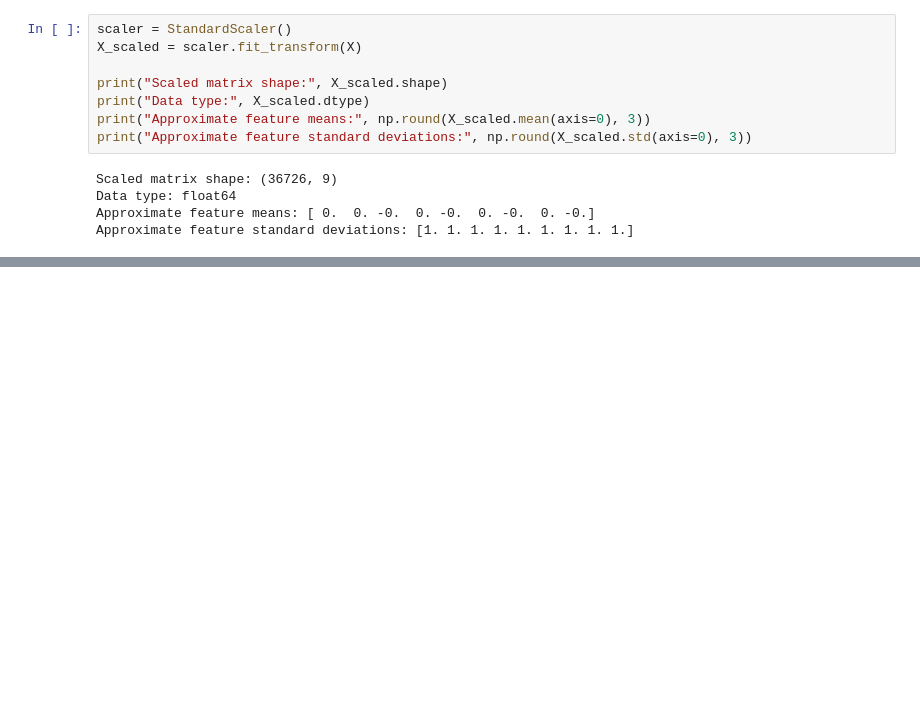
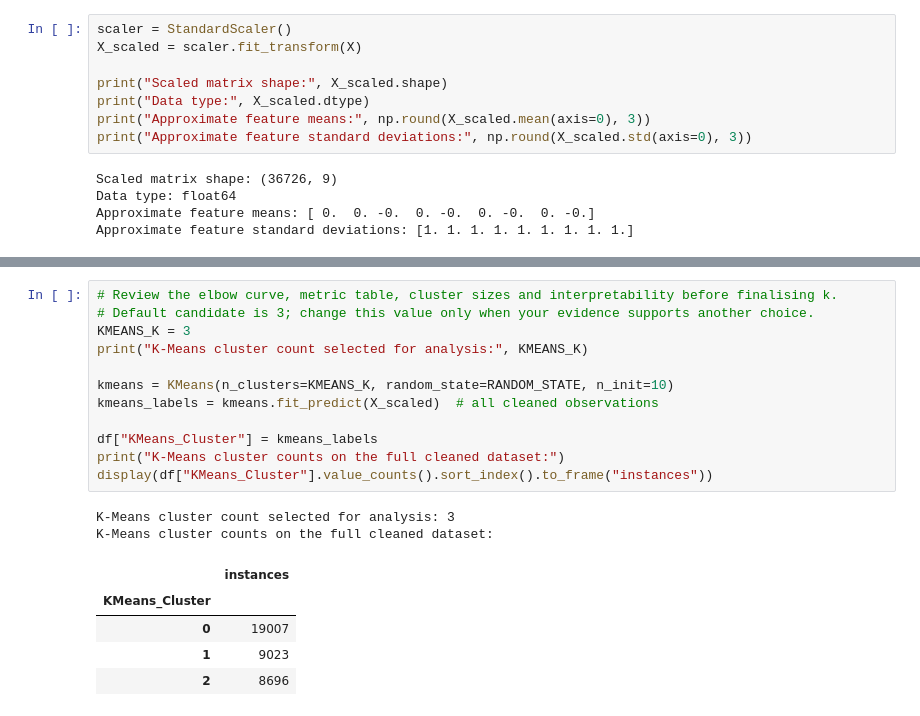
Before and after one commit to hemnath-28/ML-Evaulation-, a Jupyter notebook: notebooks/clustering.ipynb, the cells around one changed output, grey strips where cells are left out. Drawn from its saved outputs; the diff is of its cells as text; blank space fills up the shorter version.

```diff
--- a/notebooks/clustering.ipynb
+++ b/notebooks/clustering.ipynb
@@ -228,0 +306,20 @@ Approximate feature standard deviations: [1. 1. 1. 1. 1. 1. 1. 1. 1.]
+# %%
+# Review the elbow curve, metric table, cluster sizes and interpretability before finalising k.
+# Default candidate is 3; change this value only when your evidence supports another choice.
+KMEANS_K = 3
+print("K-Means cluster count selected for analysis:", KMEANS_K)
+
+kmeans = KMeans(n_clusters=KMEANS_K, random_state=RANDOM_STATE, n_init=10)
+kmeans_labels = kmeans.fit_predict(X_scaled)  # all cleaned observations
+
+df["KMeans_Cluster"] = kmeans_labels
+print("K-Means cluster counts on the full cleaned dataset:")
+display(df["KMeans_Cluster"].value_counts().sort_index().to_frame("instances"))
+# %% [output]
+K-Means cluster count selected for analysis: 3
+K-Means cluster counts on the full cleaned dataset:
+|  | instances |
+| KMeans_Cluster |  |
+| 0 | 19007 |
+| 1 | 9023 |
+| 2 | 8696 |
```
Also changed, not shown: parts of 5 cells of this notebook.
